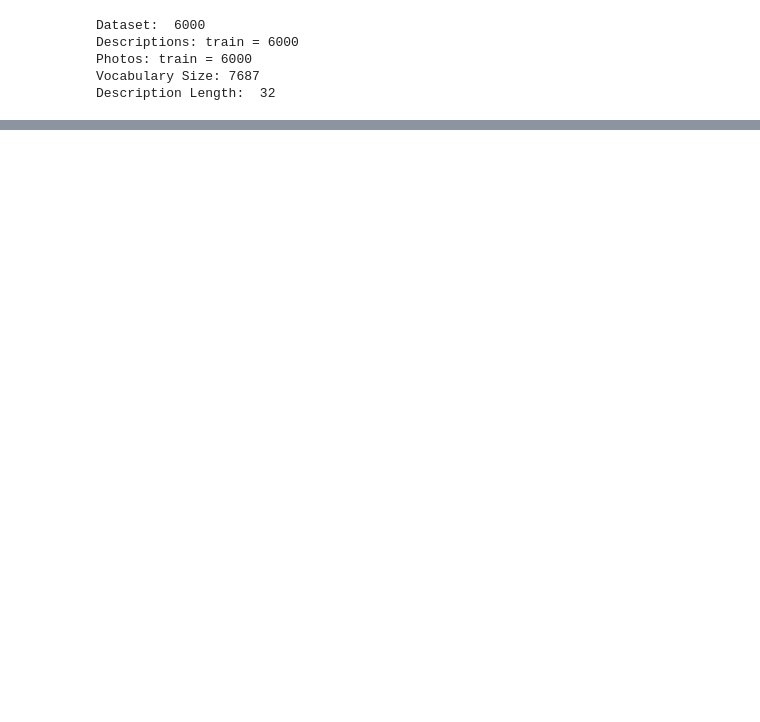
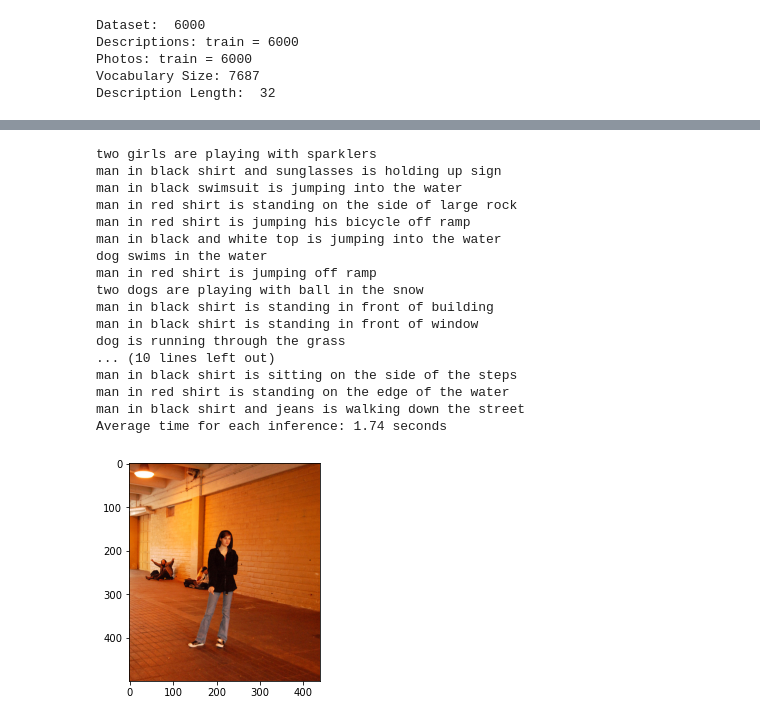
Before and after one commit to Kataraduo/aml-final, a Jupyter notebook: notebooks/01-Baseline.ipynb, the cells around one changed output, grey strips where cells are left out. Saved outputs shown, nothing was run; the diff lists cells and outputs as text; code cells hidden in the pictures; blank space fills up the shorter version.

```diff
--- a/notebooks/01-Baseline.ipynb
+++ b/notebooks/01-Baseline.ipynb
@@ -24,9 +25,9 @@ tqdm().pandas()
 import warnings
 warnings.filterwarnings("ignore")
 # %%
-DATASET_RAW = "../data/raw"
-DATASET_INTERIM = "../data/interim"
-CHECKPOINTS = "../checkpoints"
+DATASET_RAW = "../datasets/flickr/raw"
+DATASET_INTERIM = "../datasets/flickr/interim"
+CHECKPOINTS = "../checkpoints/flickr"
 # %% [markdown]
 ## Load & clean captions
 # %%
@@ -338,0 +411,35 @@ Description Length:  32
+# %%
+import time
+
+infer_times = []
+
+for i in range(1, 500, 20):
+    start_time = time.time()
+    infer(i, xception_model, model, tokenizer, img_feature, max_length)
+    end_time = time.time()
+    infer_time = end_time - start_time
+    infer_times.append(infer_time)
+
+# Calculate the average infer time
+average_infer_time = sum(infer_times) / len(infer_times)
+
+print(f"Average time for each inference: {average_infer_time:.2f} seconds")
+# %% [output]
+two girls are playing with sparklers
+man in black shirt and sunglasses is holding up sign
+man in black swimsuit is jumping into the water
+man in red shirt is standing on the side of large rock
+man in red shirt is jumping his bicycle off ramp
+man in black and white top is jumping into the water
+dog swims in the water
+man in red shirt is jumping off ramp
+two dogs are playing with ball in the snow
+man in black shirt is standing in front of building
+man in black shirt is standing in front of window
+dog is running through the grass
+... (10 lines left out)
+man in black shirt is sitting on the side of the steps
+man in red shirt is standing on the edge of the water
+man in black shirt and jeans is walking down the street
+Average time for each inference: 1.74 seconds
+[figure, added]
```
Also changed, not shown: parts of 25 cells of this notebook, 11 other files.
